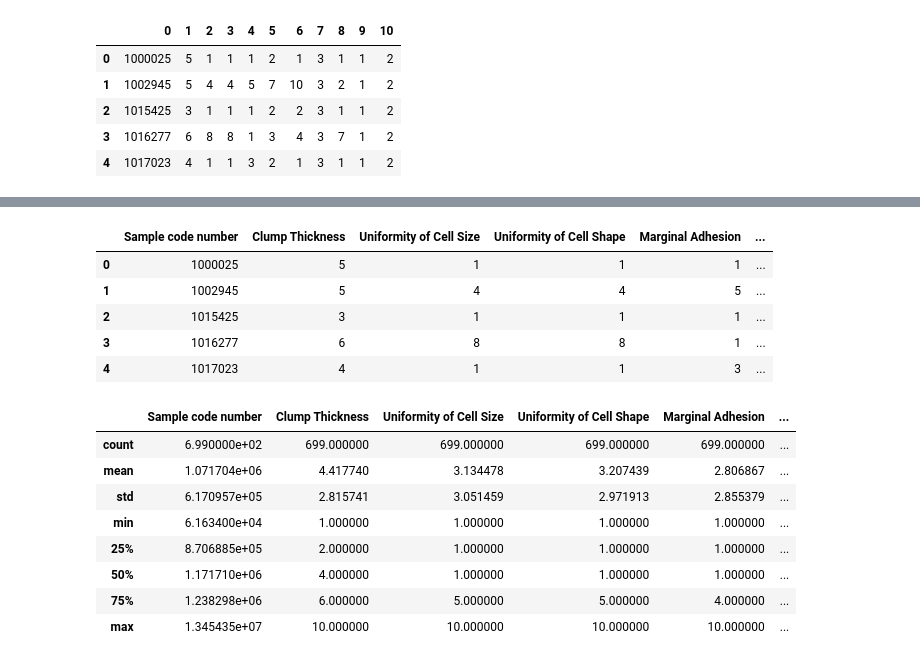
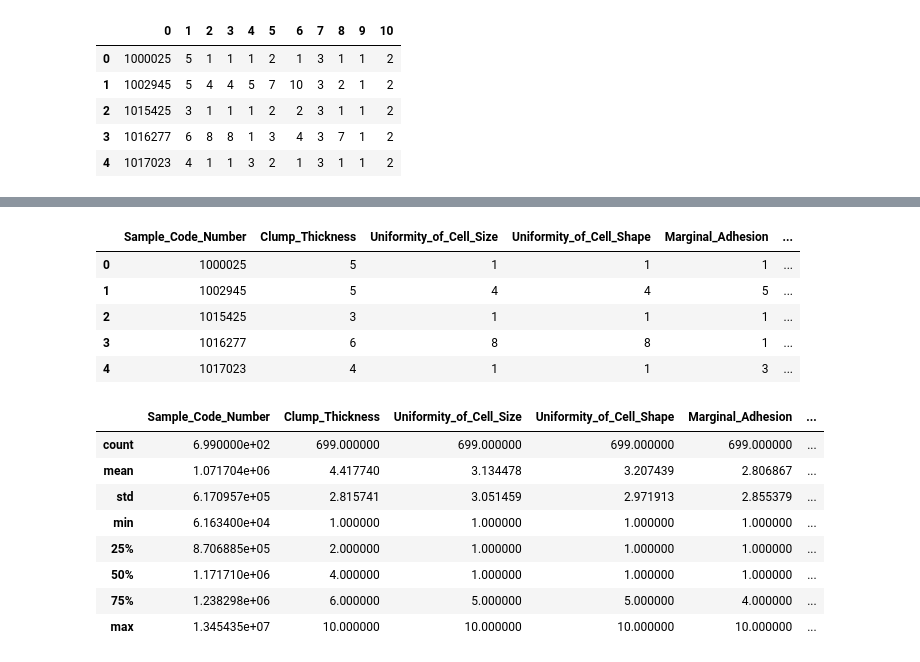
Before and after one commit to architsangal/Working-with-datasets-Machine-Learning-Assignment-1, a Jupyter notebook: Assignment 1/dataset_2.ipynb, the cells around one changed output, grey strips where cells are left out. Drawn from its saved outputs; the diff is of its cells as text; code cells hidden in the pictures.

```diff
--- a/Assignment 1/dataset_2.ipynb
+++ b/Assignment 1/dataset_2.ipynb
@@ -33,23 +34,23 @@ main_df.describe()
 | max | 1.345435e+07 | 10.000000 | 10.000000 | 10.000000 | 10.000000 | 10.000000 | 10.000000 | 10.000000 | 10.000000 | 4.000000 |
 # %%
 names_mapper = {
-    0:"Sample code number",
-    1:"Clump Thickness",
-    2:"Uniformity of Cell Size",
-    3:"Uniformity of Cell Shape",
-    4:"Marginal Adhesion",
-    5:"Single Epithelial Cell Size",
-    6:"Bare Nuclei",
-    7:"Bland Chromatin",
-    8:"Normal Nucleoli",
+    0:"Sample_Code_Number",
+    1:"Clump_Thickness",
+    2:"Uniformity_of_Cell_Size",
+    3:"Uniformity_of_Cell_Shape",
+    4:"Marginal_Adhesion",
+    5:"Single_Epithelial_Cell_Size",
+    6:"Bare_Nuclei",
+    7:"Bland_Chromatin",
+    8:"Normal_Nucleoli",
     9:"Mitoses",
     10:"Class"
 }
 
 main_df.rename(axis="columns", mapper=names_mapper, inplace=True)
 main_df.head()
 # %% [output]
-|  | Sample code number | Clump Thickness | Uniformity of Cell Size | Uniformity of Cell Shape | Marginal Adhesion | ... |
+|  | Sample_Code_Number | Clump_Thickness | Uniformity_of_Cell_Size | Uniformity_of_Cell_Shape | Marginal_Adhesion | ... |
 | 0 | 1000025 | 5 | 1 | 1 | 1 | ... |
 | 1 | 1002945 | 5 | 4 | 4 | 5 | ... |
 | 2 | 1015425 | 3 | 1 | 1 | 1 | ... |
@@ -58,7 +59,7 @@ main_df.head()
 # %%
 main_df.describe()
 # %% [output]
-|  | Sample code number | Clump Thickness | Uniformity of Cell Size | Uniformity of Cell Shape | Marginal Adhesion | ... |
+|  | Sample_Code_Number | Clump_Thickness | Uniformity_of_Cell_Size | Uniformity_of_Cell_Shape | Marginal_Adhesion | ... |
 | count | 6.990000e+02 | 699.000000 | 699.000000 | 699.000000 | 699.000000 | ... |
 | mean | 1.071704e+06 | 4.417740 | 3.134478 | 3.207439 | 2.806867 | ... |
 | std | 6.170957e+05 | 2.815741 | 3.051459 | 2.971913 | 2.855379 | ... |
```
Also changed, not shown: parts of 35 cells of this notebook.
